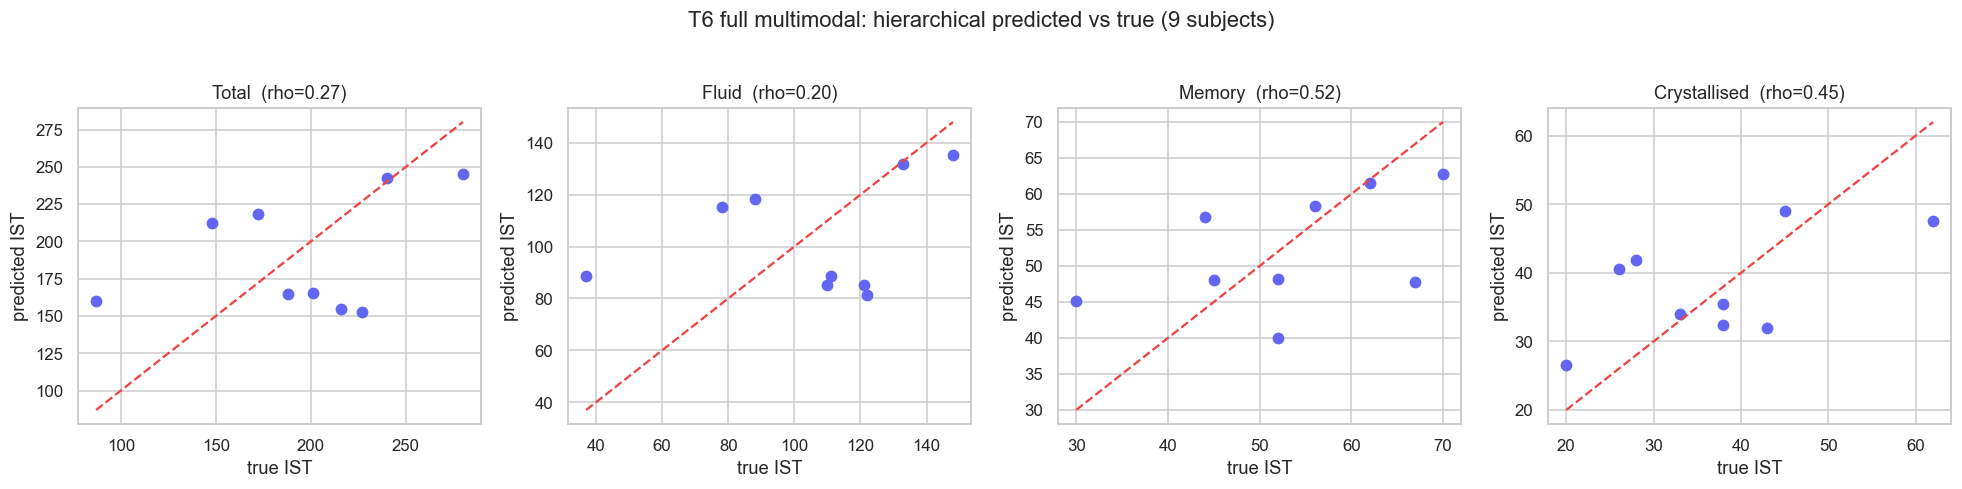
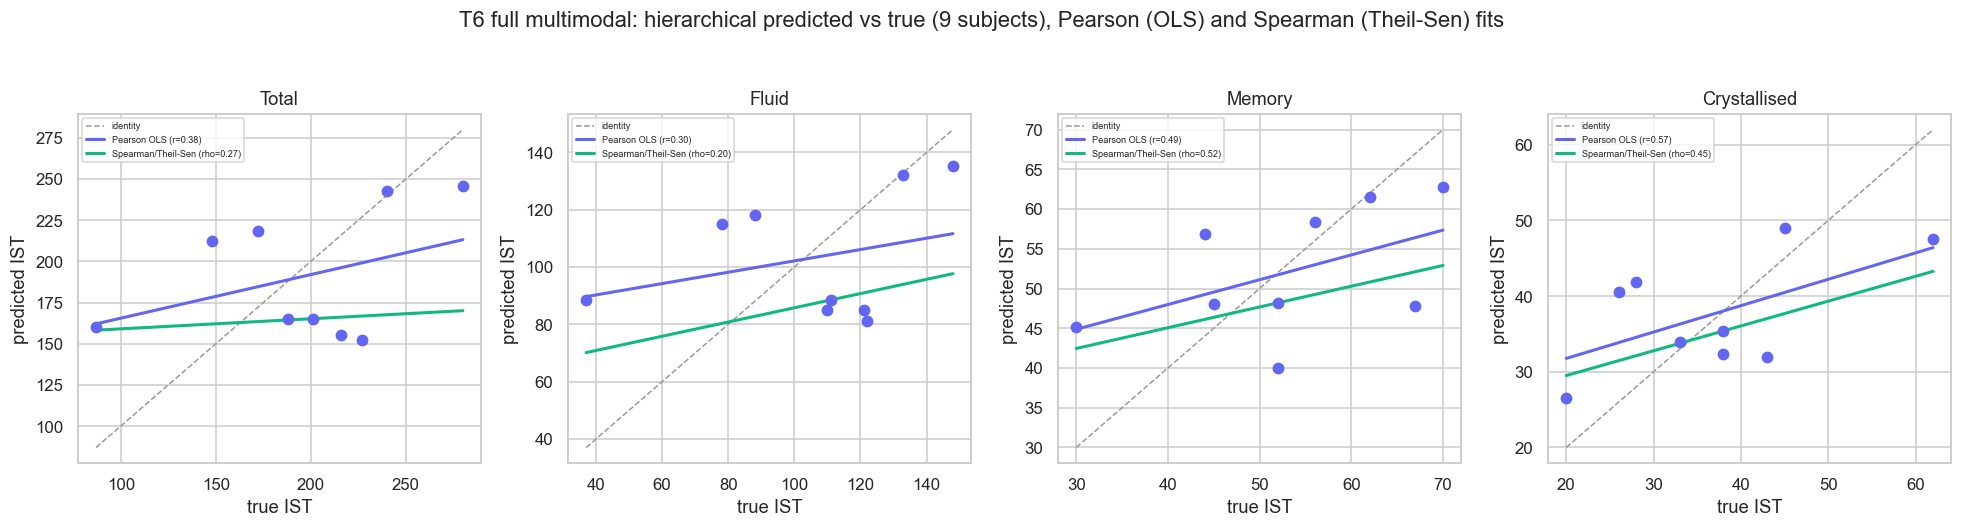
Unified diff of the notebook cell whose output changed from the first chart to the second:
--- before
+++ after
@@ -1,3 +1,3 @@
-from scipy.stats import spearmanr, pearsonr
+from scipy.stats import spearmanr, pearsonr, theilslopes
 h = json.load(open(ROOT/"results"/"hierarchical_10subject"/"predictions.json"))
 outputs = h["outputs"]
@@ -12,18 +12,26 @@
     if c.startswith(("true_","pred_")): dfp[c] = pd.to_numeric(dfp[c], errors="coerce")
 
-# Panel A: full multimodal tier (T6) predicted vs truth for all four IST outputs
+# Panel A: full multimodal tier (T6) predicted vs truth for all four IST outputs.
+# Each scatter carries the identity line plus TWO fitted lines: the Pearson line
+# (ordinary least squares, sensitive to magnitude) and the Spearman line
+# (Theil-Sen, the rank-based robust slope that tracks monotonic association).
 full = dfp[dfp["tier"]=="T6_connectome"]
-fig, axes = plt.subplots(1, 4, figsize=(18, 4.3))
+fig, axes = plt.subplots(1, 4, figsize=(18, 4.6))
 titles = {"IST_intelligence_total":"Total","IST_fluid":"Fluid","IST_memory":"Memory","IST_crystallised":"Crystallised"}
 for ax,o in zip(axes, outputs):
     pair = full[[f"true_{o}", f"pred_{o}"]].dropna()
-    xt, yp = pair[f"true_{o}"], pair[f"pred_{o}"]
-    ax.scatter(xt, yp, color=IND, s=45)
-    if len(pair):
+    xt, yp = pair[f"true_{o}"].values, pair[f"pred_{o}"].values
+    ax.scatter(xt, yp, color=IND, s=45, zorder=3)
+    if len(pair) > 2:
         lims=[min(xt.min(),yp.min()), max(xt.max(),yp.max())]
-        ax.plot(lims, lims, color=RED, ls="--")
-    rr = spearmanr(xt, yp).statistic if len(pair)>2 else float("nan")
-    ax.set(title=f"{titles.get(o,o)}  (rho={rr:.2f})", xlabel="true IST", ylabel="predicted IST")
-plt.suptitle(f"T6 full multimodal: hierarchical predicted vs true ({len(full)} subjects)", y=1.03)
+        ax.plot(lims, lims, color="#999", ls="--", lw=1, label="identity", zorder=1)
+        xs = np.linspace(xt.min(), xt.max(), 50)
+        b1, b0 = np.polyfit(xt, yp, 1)
+        ax.plot(xs, b0 + b1*xs, color=IND, lw=2, label=f"Pearson OLS (r={pearsonr(xt,yp)[0]:.2f})", zorder=2)
+        sl, ic, _, _ = theilslopes(yp, xt)
+        ax.plot(xs, ic + sl*xs, color=GRN, lw=2, label=f"Spearman/Theil-Sen (rho={spearmanr(xt,yp).statistic:.2f})", zorder=2)
+        ax.legend(fontsize=6, loc="upper left")
+    ax.set(title=titles.get(o,o), xlabel="true IST", ylabel="predicted IST")
+plt.suptitle(f"T6 full multimodal: hierarchical predicted vs true ({len(full)} subjects), Pearson (OLS) and Spearman (Theil-Sen) fits", y=1.04)
 plt.tight_layout(); plt.show()
 

Commit: Expand brain exploration with nilearn mosaics and add Pearson plus Spearman fit lines